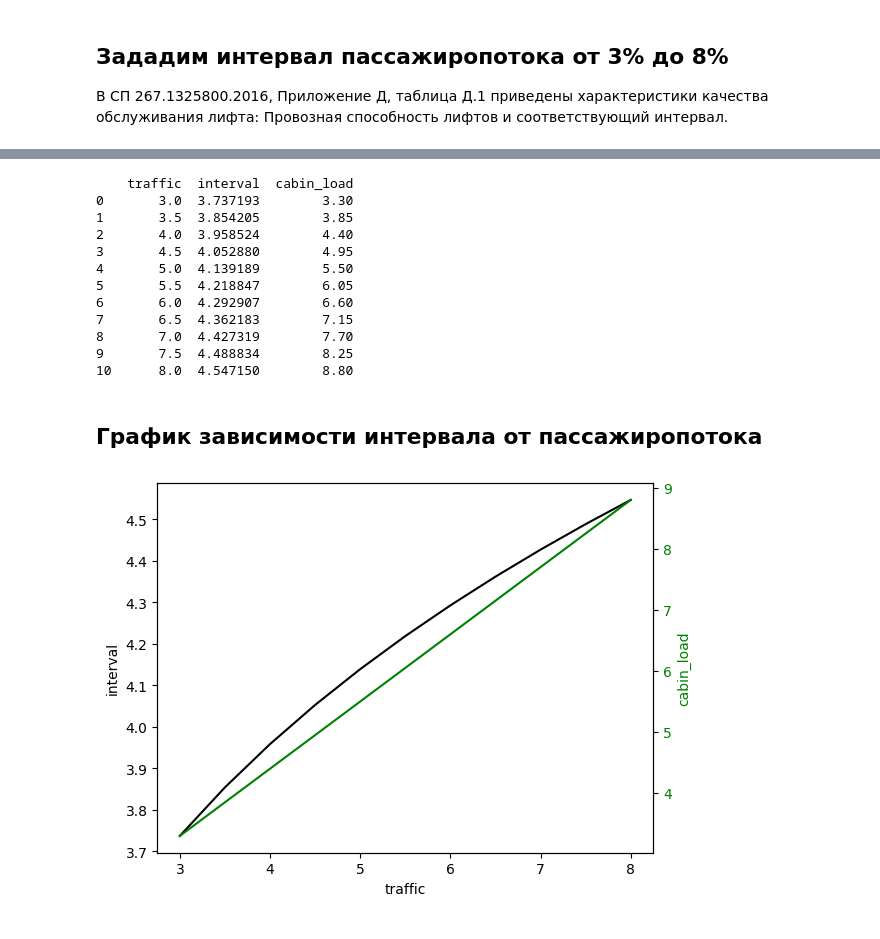
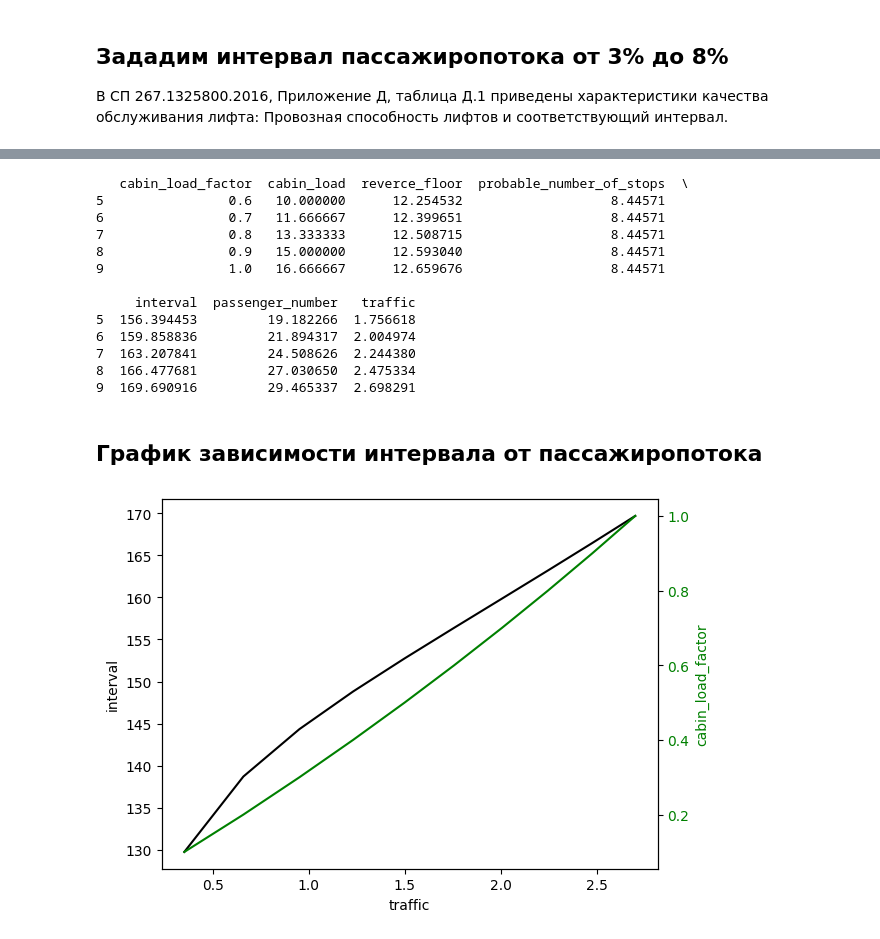
Before and after one commit to fabishevskiy/traffic_analysis, a Jupyter notebook: "Расчет_пассажиропотока_ipynb".ipynb, the cells around one changed output, grey strips where cells are left out. Drawn from its saved outputs; the diff is of its cells as text; code cells hidden in the pictures.

```diff
--- a/"Расчет_пассажиропотока_ipynb".ipynb
+++ b/"Расчет_пассажиропотока_ipynb".ipynb
@@ -30,6 +30,8 @@ import matplotlib.pyplot as plt
 # зададим константные значения
 T_5 = 5*60        # время для расчета 5 минутного интервала = 300 сек
 LIFT_ACCEL = 1.0  # ускорение/земедление лифта
+PASSENGER_WEIGHT = 75 # вес одного пассажира
+F_1 = 0.8         # коэффициент загрузки кабины
 # %% [markdown]
 ## Исходные данные
 # %% [markdown]
@@ -217,0 +243,3 @@ print(f'процент населения здания, перевозимого
+# %%
+lift_capacity = 1250
+print(f'Примем грузоподъемность одного лифта {lift_capacity:.2f} кг')
@@ -249,65 +259,71 @@ print(df)
 # %%
 # зададим коэффициент загрузки кабины
-cabin_load = list(np.arange(0.1, 1.1, 0.1))
-df = pd.DataFrame(cabin_load, columns=['cabin_load'])
+cabin_load_factor = list(np.arange(0.1, 1.01, 0.1))
+df = pd.DataFrame(cabin_load, columns=['cabin_load_factor'])
+
+# средняя загрузка кабины
+df['cabin_load'] = df['cabin_load_factor'] / PASSENGER_WEIGHT * lift_capacity
 
 # Вычислим интервал движения
 #Добавим информацию по интервалу движения для каждого из значений процента пассажиропотока.
+
+# Номер этажа реверса:
 df['reverce_floor'] = av_highest_reversal_floor(N, df['cabin_load'])
-df[''] = N * (1 - (1 - 1 / N)**P_calc)
 
-def interval_calc(traffic):
-    nomer_etazha_reversa =
-    interval = traffic**0.2 * 3
-    return interval
+# Вероятное число остановок
+df['probable_number_of_stops'] = N * (1 - (1 - 1 / N)**P_calc)
 
-def load_cald(traffic):
-    load = traffic *1.1
-    return load
+# Время кругового рейса
+df['interval'] = 2*df['reverce_floor']*t_v + (df['probable_number_of_stops']+1)*t_s + \
+    2*df['cabin_load']*t_p
 
+# Число пассажиров, перевозимых за 5 мин
+df['passenger_number'] = 300 * df['cabin_load'] / df['interval']
 
-df['interval'] = interval_calc(df['traffic'])
-df['cabin_load'] = df['traffic'].map(load_cald)
-print(df)
+# Процент населения здания, перевозимого за 5 мин:
+df['traffic'] = df['passenger_number'] / U *100
+
+print(df.tail())
 #df.plot()
 # %% [output]
-    traffic  interval  cabin_load
-0       3.0  3.737193        3.30
-1       3.5  3.854205        3.85
-2       4.0  3.958524        4.40
-3       4.5  4.052880        4.95
-4       5.0  4.139189        5.50
-5       5.5  4.218847        6.05
-6       6.0  4.292907        6.60
-7       6.5  4.362183        7.15
-8       7.0  4.427319        7.70
-9       7.5  4.488834        8.25
-10      8.0  4.547150        8.80
+   cabin_load_factor  cabin_load  reverce_floor  probable_number_of_stops  \
+5                0.6   10.000000      12.254532                   8.44571
+6                0.7   11.666667      12.399651                   8.44571
+7                0.8   13.333333      12.508715                   8.44571
+8                0.9   15.000000      12.593040                   8.44571
+9                1.0   16.666667      12.659676                   8.44571
+
+     interval  passenger_number   traffic
+5  156.394453         19.182266  1.756618
+6  159.858836         21.894317  2.004974
+7  163.207841         24.508626  2.244380
+8  166.477681         27.030650  2.475334
+9  169.690916         29.465337  2.698291
 # %% [markdown]
 ## График зависимости интервала от пассажиропотока
 # %%
 # Define Data
 x = df['traffic']
 data_1 = df['interval']
-data_2 = df['cabin_load']
+data_2 = df['cabin_load_factor']
 
 # Create Plot
 fig, ax1 = plt.subplots()
 
 ax1.set_xlabel('traffic')
 ax1.set_ylabel('interval', color = 'black')
 plot_1 = ax1.plot(x, data_1, color = 'black')
 ax1.tick_params(axis ='y', labelcolor = 'black')
 
 # Adding Twin Axes
 ax2 = ax1.twinx()
 
-ax2.set_ylabel('cabin_load', color = 'green')
+ax2.set_ylabel('cabin_load_factor', color = 'green')
 plot_2 = ax2.plot(x, data_2, color = 'green')
 ax2.tick_params(axis ='y', labelcolor = 'green')
 
 # Show plot
 
 plt.show()
 # %% [output]
-[figure, old version]
+[figure, new version]
```
Also changed, not shown: parts of 8 cells of this notebook.
